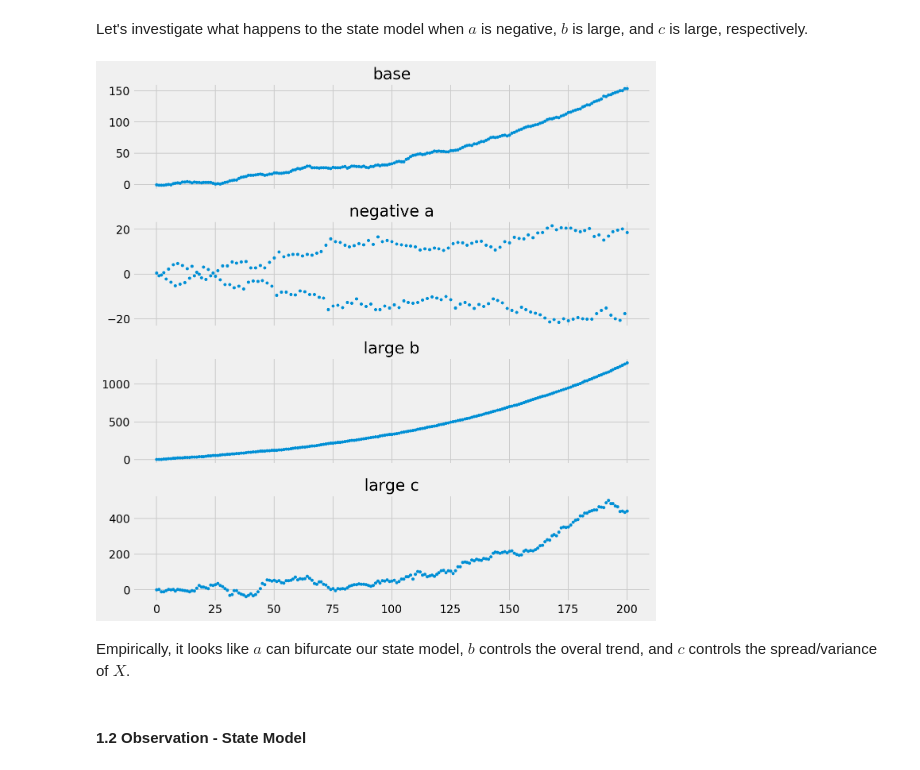
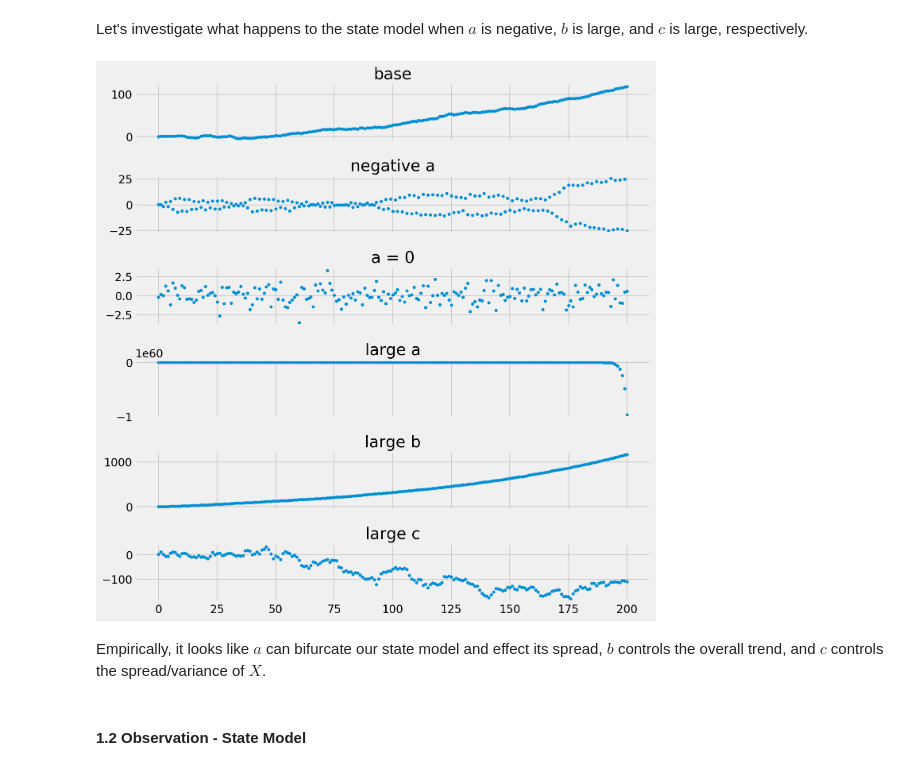
Before and after one commit to icweaver/AM207, a Jupyter notebook: HW9/AM207_HW9_IanWeaver.ipynb, the cells around one changed output. Drawn from its saved outputs; the diff is of its cells as text; code cells hidden in the pictures.

```diff
--- a/HW9/AM207_HW9_IanWeaver.ipynb
+++ b/HW9/AM207_HW9_IanWeaver.ipynb
@@ -67,53 +67,74 @@ def simulate_state(N, state_params):
         X.append(X_next)
     return np.array(X)
 
-fig, axes = plt.subplots(4, 1, figsize=(10, 10), sharex=True)
+fig, axes = plt.subplots(6, 1, figsize=(10, 10), sharex=True)
 
+i = 0
 # base case
 state_params = {
     'a': 1.01,
     'b': 0.2,
     'c': 1.,
 }
 X = simulate_state(N=200, state_params=state_params)
-axes[0].plot(X, '.')
-axes[0].set_title("base")
-
+axes[i].plot(X, '.')
+axes[i].set_title("base")
+i+=1
 # negative a
 state_params = {
     'a': -1.01,
     'b': 0.2,
     'c': 1.,
 }
 X = simulate_state(N=200, state_params=state_params)
-axes[1].plot(X, '.')
-axes[1].set_title("negative a")
-
+axes[i].plot(X, '.')
+axes[i].set_title("negative a")
+i+=1
+# a=0
+state_params = {
+    'a': 0,
+    'b': 0.2,
+    'c': 1.,
+}
+X = simulate_state(N=200, state_params=state_params)
+axes[i].plot(X, '.')
+axes[i].set_title("a = 0")
+i+=1
+# large a
+state_params = {
+    'a': 2.,
+    'b': 0.2,
+    'c': 1.,
+}
+X = simulate_state(N=200, state_params=state_params)
+axes[i].plot(X, '.')
+axes[i].set_title("large a")
+i+=1
 # large b
 state_params = {
     'a': 1.01,
     'b': 2.,
     'c': 1.,
 }
 X = simulate_state(N=200, state_params=state_params)
-axes[2].plot(X, '.')
-axes[2].set_title("large b")
-
+axes[i].plot(X, '.')
+axes[i].set_title("large b")
+i+=1
 # large c
 state_params = {
     'a': 1.01,
     'b': 0.2,
     'c': 10.,
 }
 X = simulate_state(N=200, state_params=state_params)
-axes[3].plot(X, '.')
-axes[3].set_title("large c")
+axes[i].plot(X, '.')
+axes[i].set_title("large c")
 
 fig.tight_layout()
 # %% [output]
-[figure, old version]
+[figure, new version]
 # %% [markdown]
-Empirically, it looks like $a$ can bifurcate our state model, $b$ controls the overal trend, and $c$ controls the spread/variance of $X$.
+Empirically, it looks like $a$ can bifurcate our state model and effect its spread, $b$ controls the overall trend, and $c$ controls the spread/variance of $X$.
 # %% [markdown]
 #### 1.2 Observation - State Model
 # %%
```
Also changed, not shown: parts of 17 cells of this notebook.
